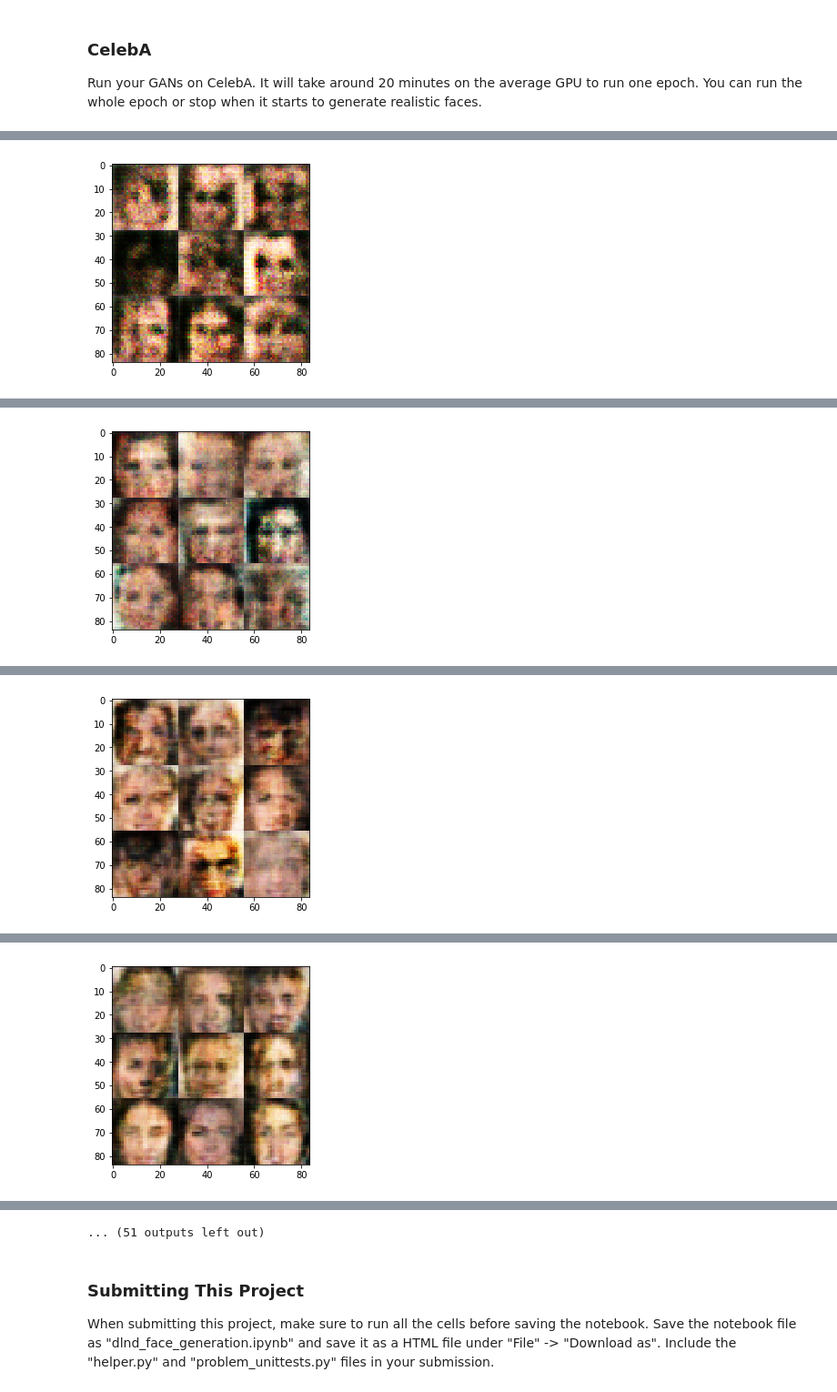
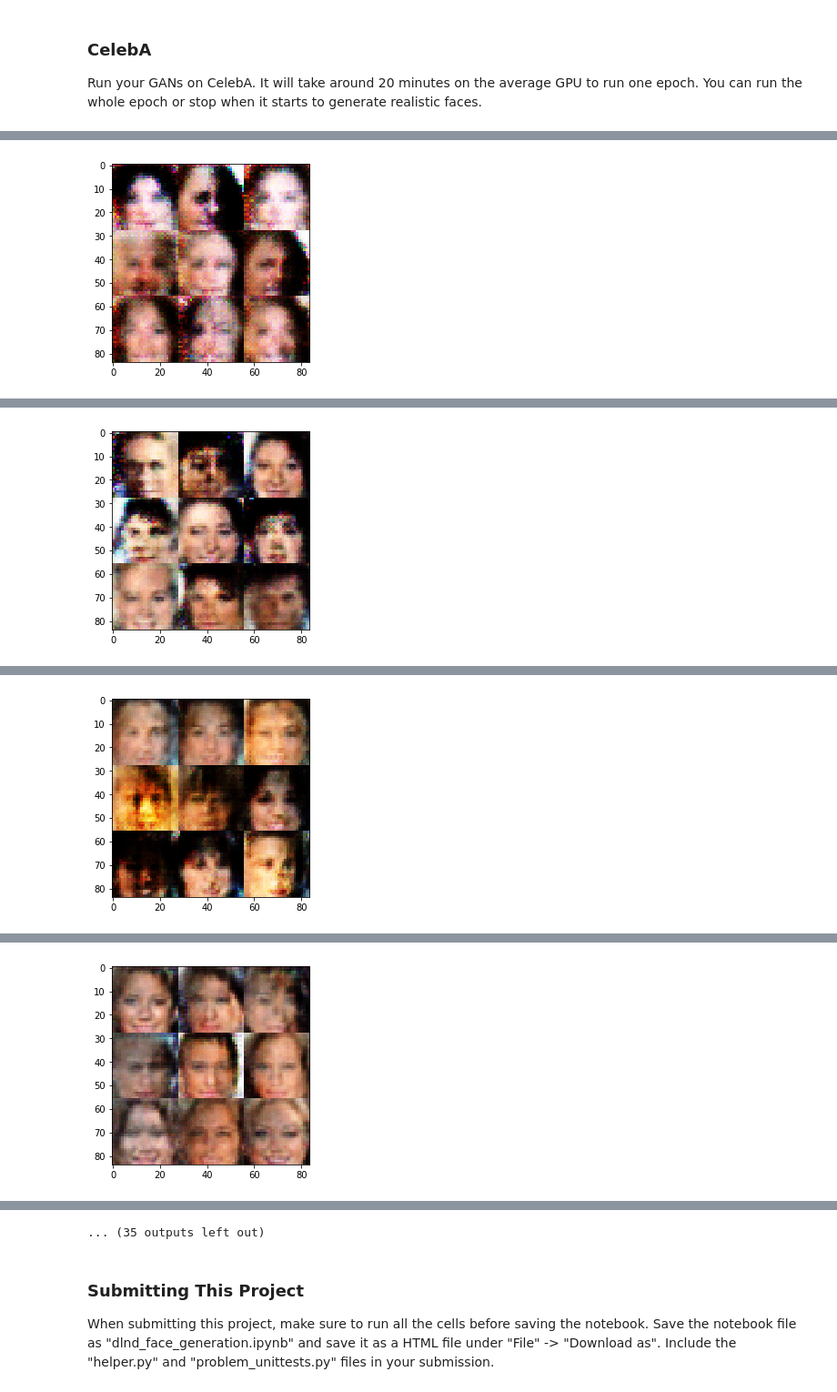
Before and after one commit to gro1m/generate_faces, a Jupyter notebook: dlnd_face_generation.ipynb, the cells around one changed output, grey strips where cells are left out. Shown at 91% size. Drawn from its saved outputs; the diff is of its cells as text; code cells hidden in the pictures.

```diff
--- a/dlnd_face_generation.ipynb
+++ b/dlnd_face_generation.ipynb
@@ -404,7 +405,7 @@ Implement `train` to build and train the GANs.  Use the following functions you
 
 Use the `show_generator_output` to show `generator` output while you train. Running `show_generator_output` for every batch will drastically increase training time and increase the size of the notebook.  It's recommended to print the `generator` output every 100 batches.
 # %%
-import scipy.stats as st
+from matplotlib import pylab as plt
 def train(epoch_count, batch_size, z_dim,
           learning_rate, beta1, get_batches,
           data_shape, data_image_mode):
@@ -461,10 +462,8 @@ def train(epoch_count, batch_size, z_dim,
                 g_loss_vec.append(train_g_loss)
 
 
-        Discriminator_loss, _ = plt.plot(d_loss_vec, color='b',
-                                         label = 'Discriminator loss')
-        Generator_loss, _     = plot.plot(g_loss_vec, color = 'r',
-                                         label = 'Generator loss')
+        Discriminator_loss = plt.plot(d_loss_vec, color='b', label = 'Discriminator loss')
+        Generator_loss     = plt.plot(g_loss_vec, color = 'r', label = 'Generator loss')
 # %% [markdown]
 ### MNIST
 Test your GANs architecture on MNIST.  After 2 epochs, the GANs should be able to generate images that look like handwritten digits.  Make sure the loss of the generator is lower than the loss of the discriminator or close to 0.
@@ -518,8 +517,8 @@ Run your GANs on CelebA.  It will take around 20 minutes on the average GPU to r
 # %%
 %%time
 batch_size    = 32
-z_dim         = 128
-learning_rate = 2e-4
+z_dim         = 160
+learning_rate = 5e-4
 beta1         = 0.3
 
 
@@ -542,2 +541,2 @@ generator model loss = 4.052036285400391
-[figure, old version]
+[figure, new version]
 Summary at 400 batches
@@ -546,2 +545,2 @@ generator model loss = 4.706381320953369
-[figure, old version]
+[figure, new version]
 Summary at 600 batches
@@ -550,2 +549,2 @@ generator model loss = 1.0217394828796387
-[figure, old version]
+[figure, new version]
 Summary at 800 batches
@@ -554,2 +553,2 @@ generator model loss = 1.0212126970291138
-[figure, old version]
+[figure, new version]
 Summary at 1000 batches
@@ -563,4 +562,4 @@ generator model loss = 3.0232441425323486
-... (51 outputs left out)
+... (35 outputs left out)
 # %% [markdown]
 ### Submitting This Project
 When submitting this project, make sure to run all the cells before saving the notebook. Save the notebook file as "dlnd_face_generation.ipynb" and save it as a HTML file under "File" -> "Download as". Include the "helper.py" and "problem_unittests.py" files in your submission.
```
Also changed, not shown: parts of 5 cells of this notebook.
